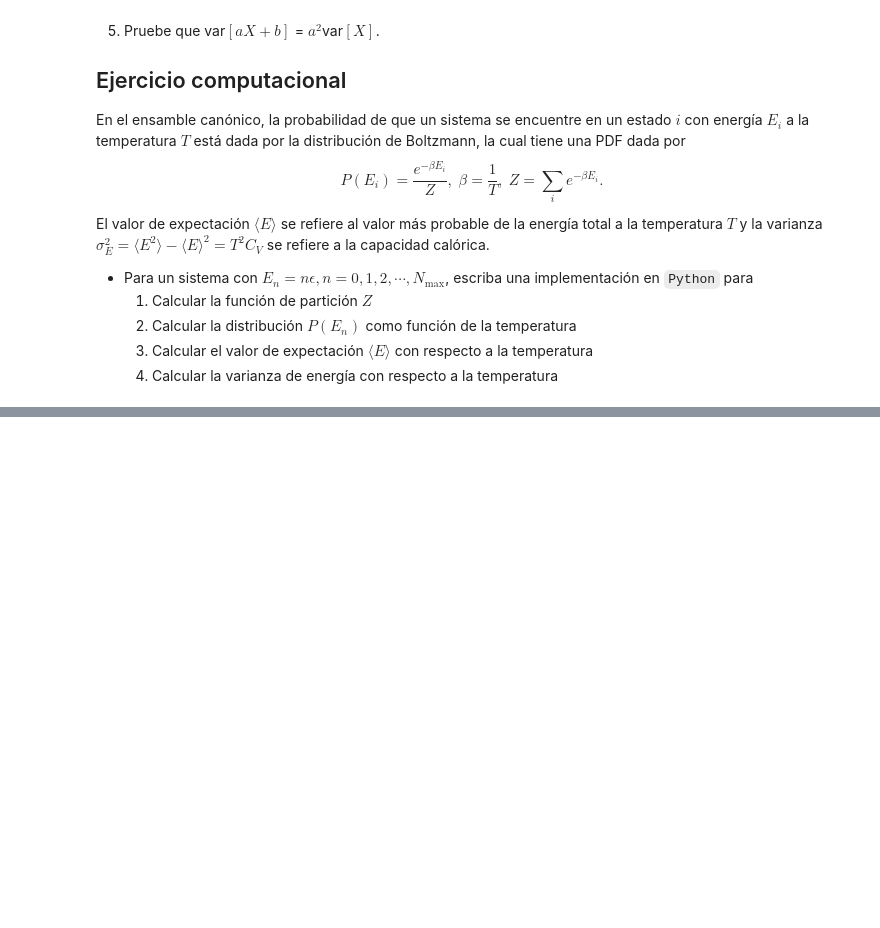
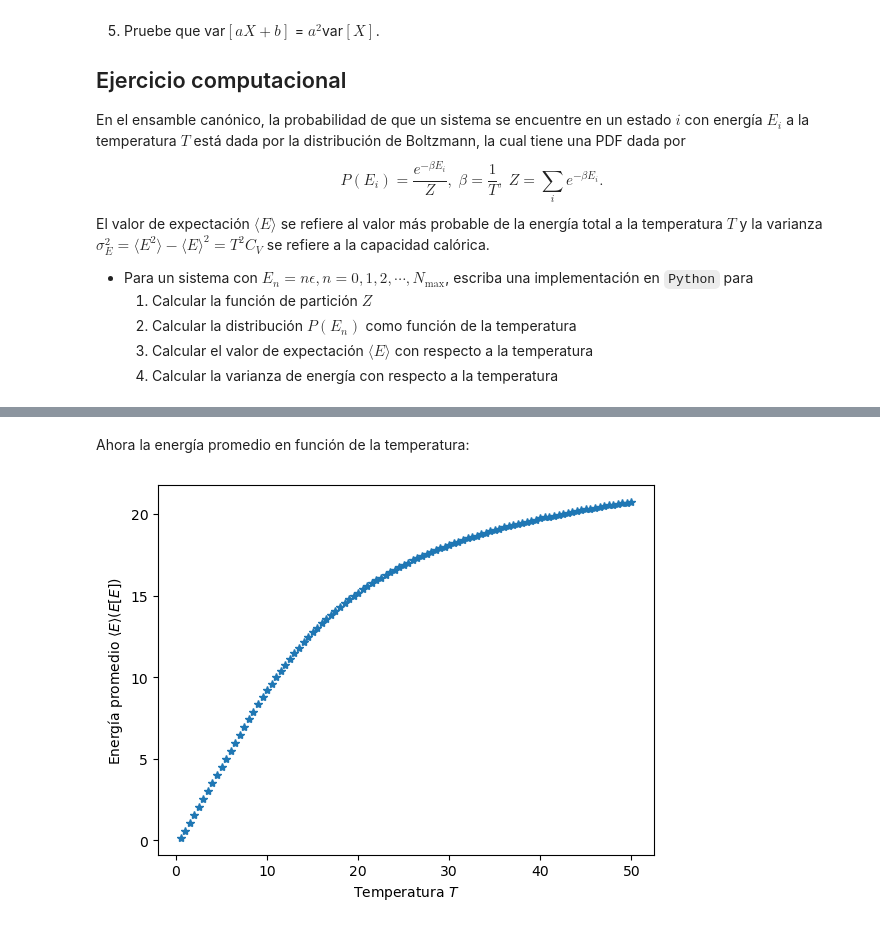
Before and after one commit to mbrenesn/MecanicaEstadisticaComputacional, a Jupyter notebook: Tema_02/probability1.ipynb, the cells around one changed output, grey strips where cells are left out. Cells and saved outputs as stored; diff of their text form; code cells hidden in the pictures; blank space fills up the shorter version.

```diff
--- a/Tema_02/probability1.ipynb
+++ b/Tema_02/probability1.ipynb
@@ -422,0 +476,8 @@ El valor de expectación $\langle E \rangle$ se refiere al valor más probable d
+# %% [markdown]
+Ahora la energía promedio en función de la temperatura:
+# %%
+plt.xlabel(r"Temperatura $T$")
+plt.ylabel(r"Energía promedio $\langle E \rangle (E[E])$")
+plt.plot(tempVals, exptVals, '*');
+# %% [output]
+[figure, added]
```
Also changed, not shown: parts of 8 cells of this notebook.
